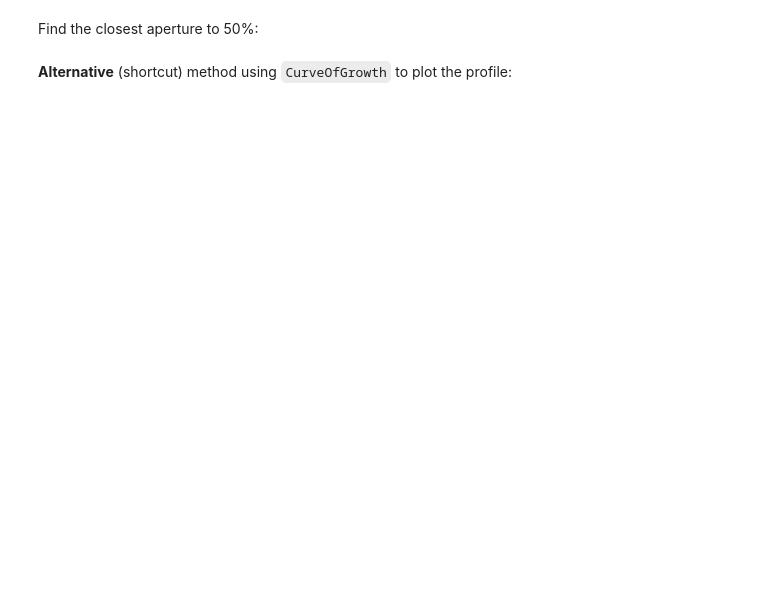
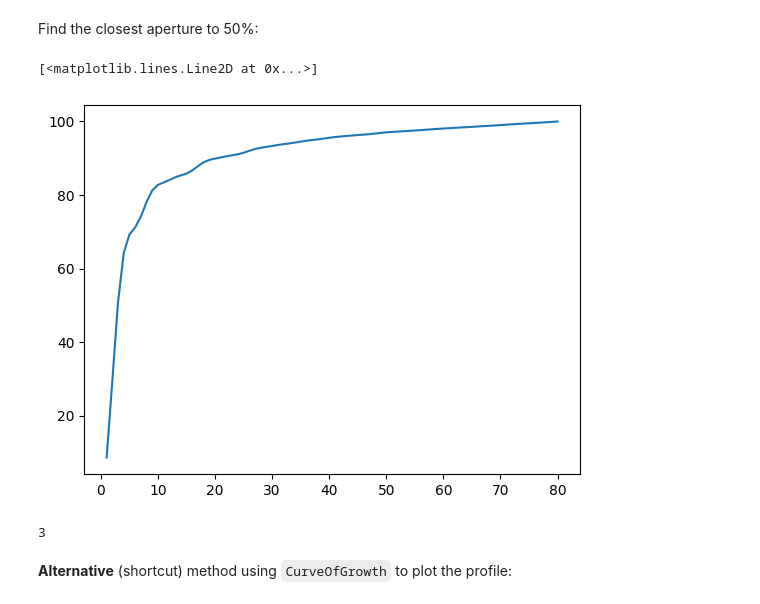
Before and after one commit to SPAT0086/Ongoing, a Jupyter notebook: 07_Photometry/07_Photometry.ipynb, the cells around one changed output. Saved outputs shown, nothing was run; the diff lists cells and outputs as text; code cells hidden in the pictures; blank space fills up the shorter version.

```diff
--- a/07_Photometry/07_Photometry.ipynb
+++ b/07_Photometry/07_Photometry.ipynb
@@ -159,4 +207,15 @@ Tip: here it is fine to consider the coordinates of the peak intensity pixel for
 # %% [markdown]
 Find the closest aperture to 50%:
+# %%
+enc_energy = [100*fluxes[i]/fluxes[-1] for i in range(len(fluxes))]
+plt.plot(radii, enc_energy)
+# %% [output]
+[<matplotlib.lines.Line2D at 0x...>]
+[figure, added]
+# %%
+enc_energy = np.array(enc_energy)
+radii[np.argmin(np.abs(enc_energy-50))]
+# %% [output]
+3
 # %% [markdown]
 **Alternative** (shortcut) method using `CurveOfGrowth` to plot the profile:
```
Also changed, not shown: parts of 15 cells of this notebook, 7 other files.
